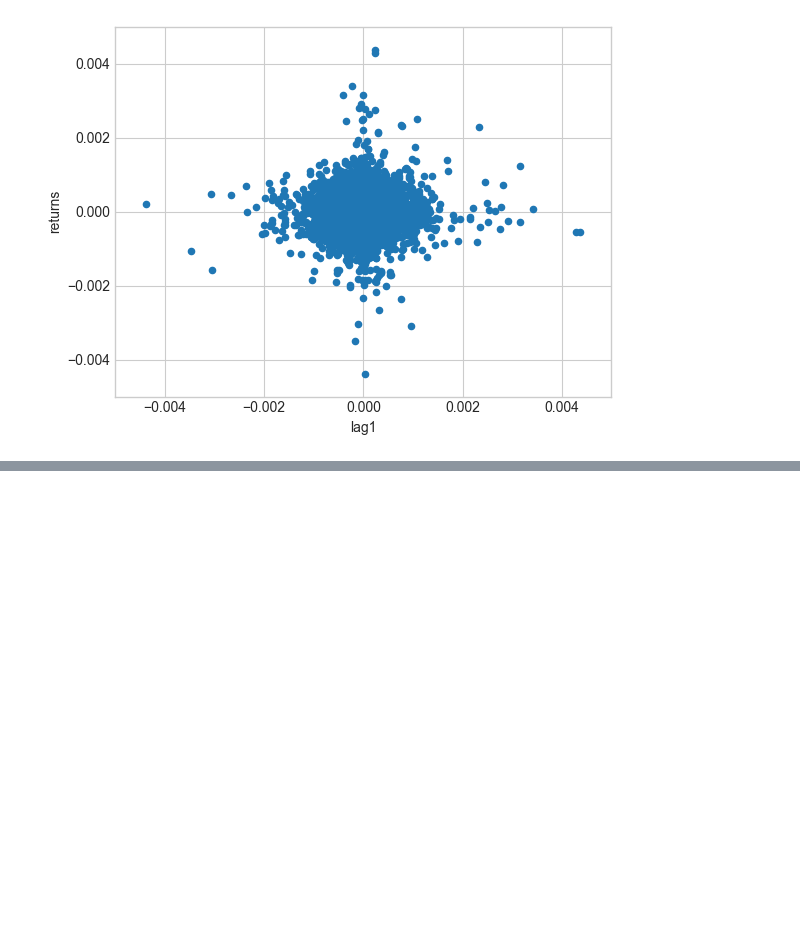
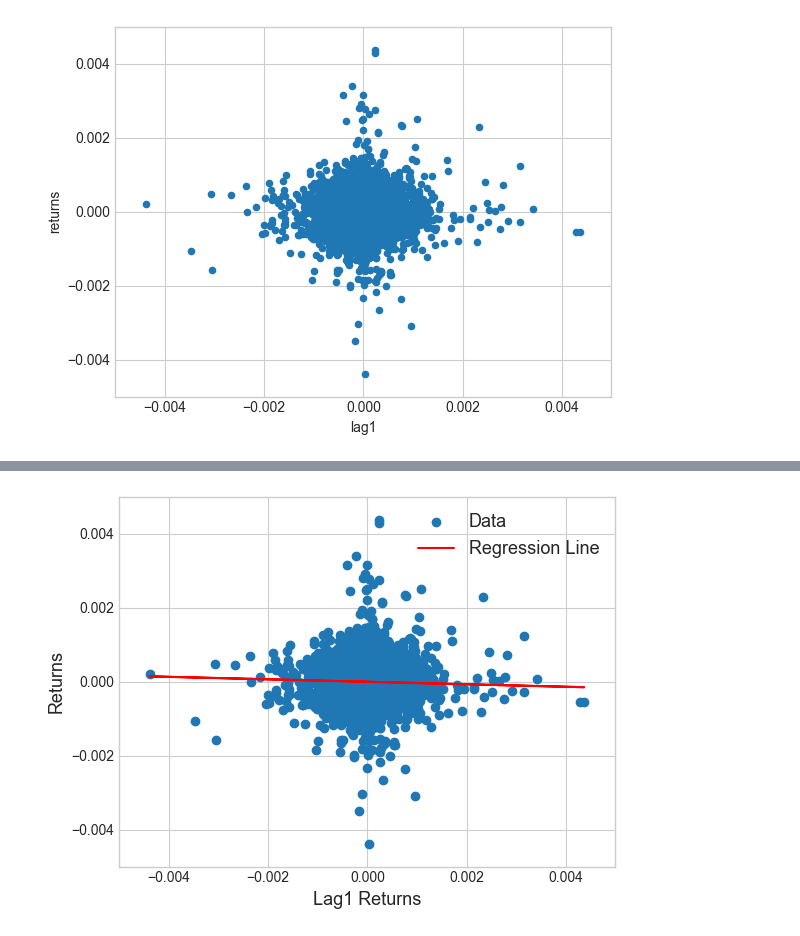
Before and after one commit to mario812/algo-trading-env, a Jupyter notebook: 3.4.2-linear_reg_intro.ipynb, the cells around one changed output, grey strips where cells are left out. Saved outputs shown, nothing was run; the diff lists cells and outputs as text; code cells hidden in the pictures; blank space fills up the shorter version.

```diff
--- a/3.4.2-linear_reg_intro.ipynb
+++ b/3.4.2-linear_reg_intro.ipynb
@@ -330,0 +347,4 @@ plt.show()
+# %%
+lm = LinearRegression(fit_intercept = True)
+# %%
+lm.fit(data.lag1.to_frame(), data.returns)
@@ -330,0 +366,3 @@ plt.show()
+# %%
+data["pred"] = lm.predict(data.lag1.to_frame())
+data
@@ -330,0 +384,13 @@ plt.show()
+# %%
+# lo datos anteriores incluidas las predicciones es mejor visualizarlas en una gráfica
+plt.Figure(figsize = (12, 8))
+plt.scatter(x = data.lag1, y = data.returns, label = "Data")
+plt.plot(data.lag1, data.pred, c = "red", label = "Regression Line")
+plt.xlim(-0.005, 0.005)
+plt.ylim(-0.005, 0.005)
+plt.legend(fontsize = 13)
+plt.xlabel("Lag1 Returns", fontsize = 13)
+plt.ylabel("Returns", fontsize = 13)
+plt.show()
+# %% [output]
+[figure, added]
```
Also changed, not shown: parts of 10 cells of this notebook.
